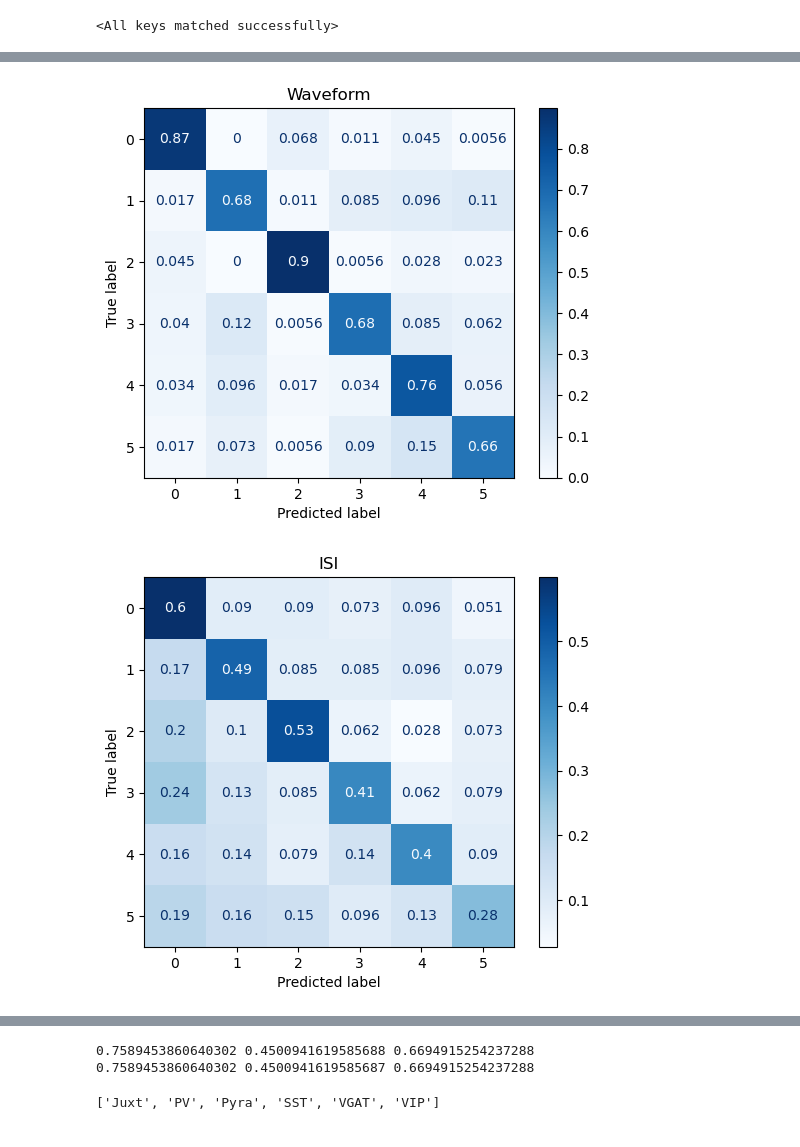
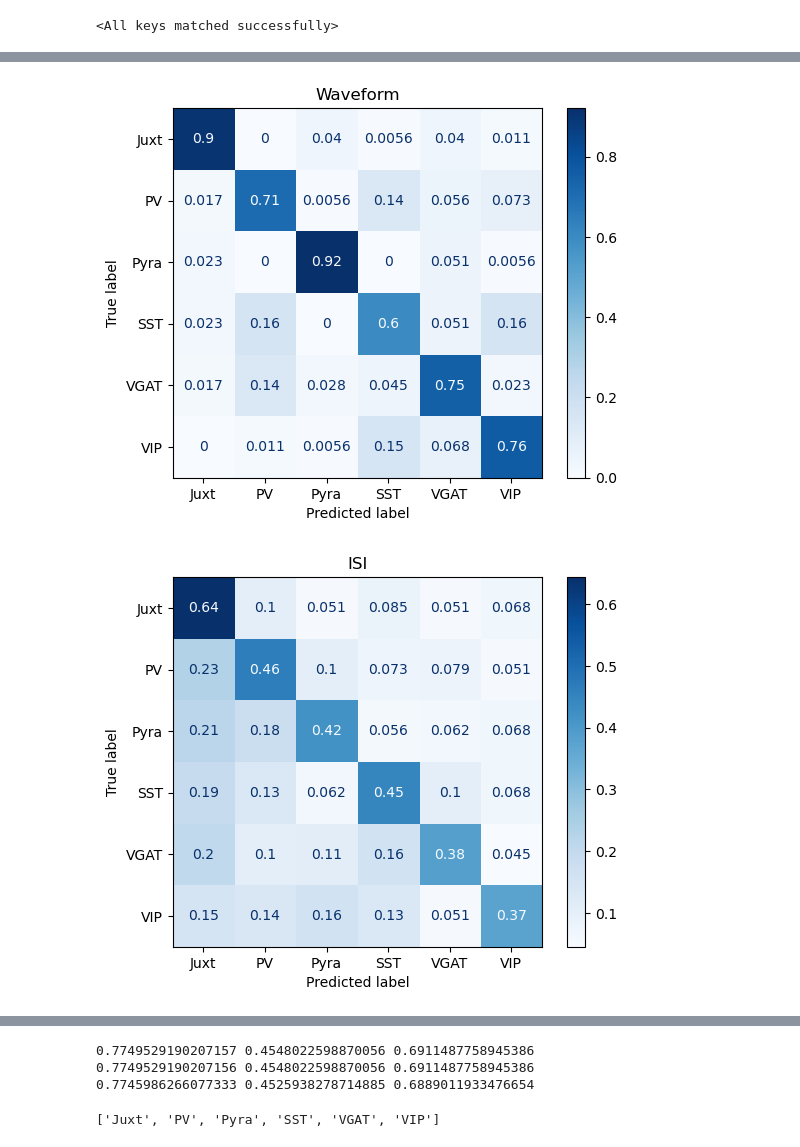
Before and after one commit to JesusGF1/1d-constrastive-autoencoder, a Jupyter notebook: multimodal_classifier_neuropixel_cellexplorer.ipynb, the cells around one changed output, grey strips where cells are left out. Drawn from its saved outputs; the diff is of its cells as text; code cells hidden in the pictures.

Commit message:
Changes in the analysis notebooks. Check that the dataloader is not making anything weird.

```diff
--- a/multimodal_classifier_neuropixel_cellexplorer.ipynb
+++ b/multimodal_classifier_neuropixel_cellexplorer.ipynb
@@ -26,11 +26,12 @@ import umap
 from collections import Counter
 import pandas as pd
 # %%
-isi = pd.read_csv('./lookuptable_csv/isitransposed.csv',index_col=0)
+isi = pd.read_csv('./cellexplorer/ISI_dist.csv',index_col=0)
+isi = isi.T
 print(isi.head())
-waveform = pd.read_csv('./lookuptable_csv/Waveforms.csv',index_col=0)
+waveform = pd.read_csv('./cellexplorer/waveform_x.csv',index_col=0)
 print(waveform.head())
-labels = pd.read_csv('./lookuptable_csv/CellType.csv',index_col=0)
+labels = pd.read_csv('./cellexplorer/celltypes.csv',index_col=0)
 print(labels.head())
 print(isi.shape, waveform.shape, labels.shape)
 # %% [output]
@@ -463,35 +434,35 @@ neigh_joint.fit(joint_embeddings, labels)
 knn_waveform_labels = neigh_waveform.predict(embedding_waveform)
 knn_isi_labels = neigh_isi.predict(embedding_isi)
 knn_joint_labels = neigh_joint.predict(joint_embeddings)
 
 #Create a pandas dataframe with the predicted labels and the real label
 df_knn = pd.DataFrame({'Waveform': knn_waveform_labels, 'ISI': knn_isi_labels, 'Real': labels})
 #Create a crosstab to see the distribution of the labels
 dist_waveform_knn = pd.crosstab(df_knn['Waveform'], df_knn['Real'])
 
 dist_isi_knn = pd.crosstab(df_knn['ISI'], df_knn['Real'])
 
 dist_joint_knn = pd.crosstab(df_knn['Waveform'], df_knn['Real'])
 #Compute confusion matrix
 cm_waveform_knn = confusion_matrix(labels, knn_waveform_labels, normalize='true')
 cm_isi_knn = confusion_matrix(labels, knn_isi_labels, normalize='true')
 cm_joint_knn = confusion_matrix(labels, knn_joint_labels, normalize='true')
 
 #Plot confusion matrix
-disp_waveform_knn = ConfusionMatrixDisplay(confusion_matrix=cm_waveform_knn)
+disp_waveform_knn = ConfusionMatrixDisplay(confusion_matrix=cm_waveform_knn,display_labels=le.inverse_transform([0,1,2,3,4,5]))
 disp_waveform_knn.plot(cmap=plt.cm.Blues)
 plt.title("Waveform")
 plt.show()
 
-disp_isi_knn = ConfusionMatrixDisplay(confusion_matrix=cm_isi_knn)
+disp_isi_knn = ConfusionMatrixDisplay(confusion_matrix=cm_isi_knn,display_labels=le.inverse_transform([0,1,2,3,4,5]))
 disp_isi_knn.plot(cmap=plt.cm.Blues)
 plt.title("ISI")
 plt.show()
 
-disp_joint_knn = ConfusionMatrixDisplay(confusion_matrix=cm_joint_knn)
+disp_joint_knn = ConfusionMatrixDisplay(confusion_matrix=cm_joint_knn,display_labels=le.inverse_transform([0,1,2,3,4,5]))
 disp_joint_knn.plot(cmap=plt.cm.Blues)
 plt.title("Joint")
 plt.show()
 # %% [output]
-[figure, old version]
+[figure, new version]
-[figure, old version]
+[figure, new version]
@@ -499,11 +470,15 @@ plt.show()
 # %%
-#Check balanced accuracy
-from sklearn.metrics import balanced_accuracy_score, accuracy_score
+#Check balanced accuracy and macro f1
+
+
+from sklearn.metrics import balanced_accuracy_score, accuracy_score, f1_score
 print(balanced_accuracy_score(labels, knn_waveform_labels), balanced_accuracy_score(labels, knn_isi_labels), balanced_accuracy_score(labels, knn_joint_labels))
 print(accuracy_score(labels, knn_waveform_labels), accuracy_score(labels, knn_isi_labels), accuracy_score(labels, knn_joint_labels))
+print(f1_score(labels, knn_waveform_labels, average='macro'), f1_score(labels, knn_isi_labels, average='macro'), f1_score(labels, knn_joint_labels, average='macro'))
 # %% [output]
-0.7589453860640302 0.4500941619585688 0.6694915254237288
-0.7589453860640302 0.4500941619585687 0.6694915254237288
+0.7749529190207157 0.4548022598870056 0.6911487758945386
+0.7749529190207156 0.4548022598870056 0.6911487758945386
+0.7745986266077333 0.4525938278714885 0.6889011933476654
 # %%
 #Calculate UMAP
 embedding_waveform = umap.UMAP(n_neighbors=5, min_dist=0.3, n_components=2).fit_transform(embedding_waveform)
```
Also changed, not shown: parts of 3 cells of this notebook, 2 other files.
